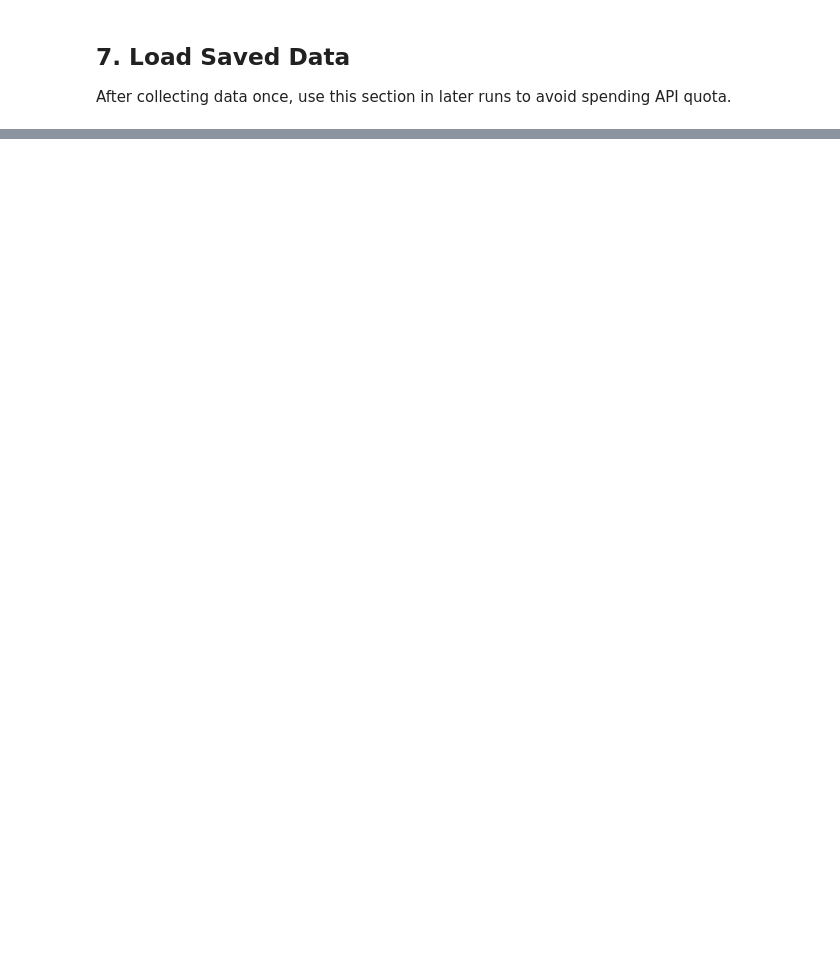
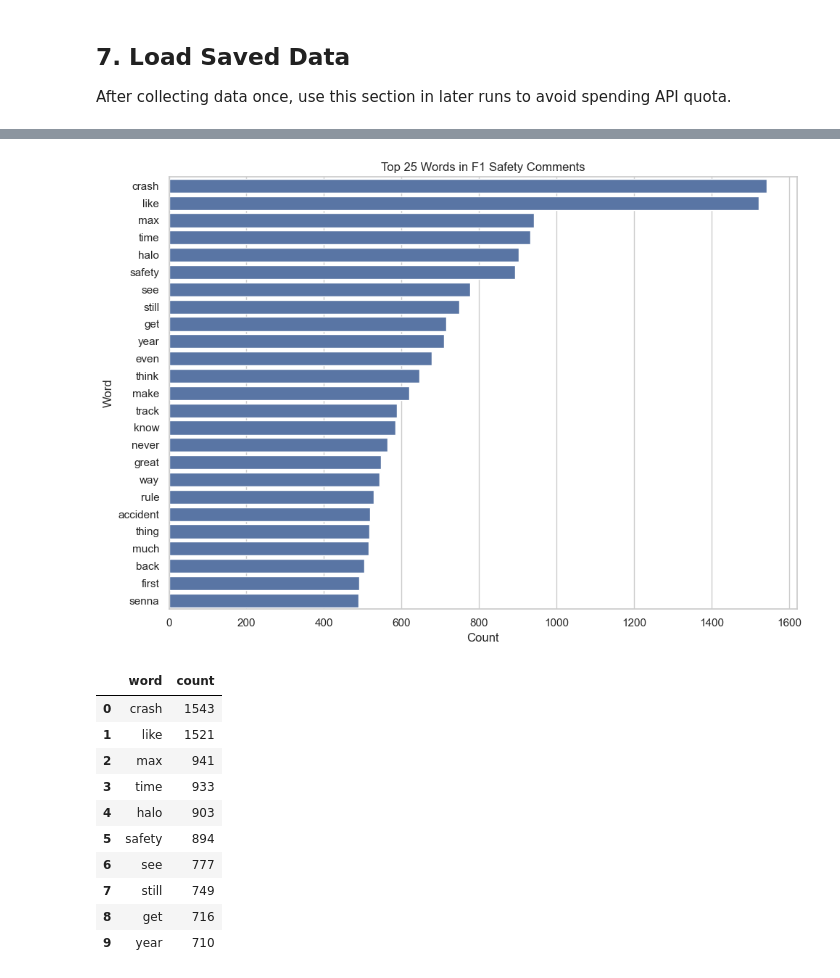
Before and after one commit to davinsn/SMNA_A2, a Jupyter notebook: SMNA_A2_Group_67.ipynb, the cells around one changed output, grey strips where cells are left out. Cells and saved outputs as stored; diff of their text form; code cells hidden in the pictures; blank space fills up the shorter version.

Commit message:
implemented more features and started sentiment analysis. will improve on preprocessing parts soon

```diff
--- a/SMNA_A2_Group_67.ipynb
+++ b/SMNA_A2_Group_67.ipynb
@@ -297,0 +475,27 @@ print(comments_df.shape)
+# %%
+# Top words after preprocessing
+all_tokens = [tok for toks in df[TOKEN_COL] for tok in toks]
+top_words = pd.DataFrame(Counter(all_tokens).most_common(25), columns=["word", "count"])
+
+plt.figure(figsize=(10, 7))
+sns.barplot(data=top_words, y="word", x="count")
+plt.title("Top 25 Words in F1 Safety Comments")
+plt.xlabel("Count")
+plt.ylabel("Word")
+plt.tight_layout()
+plt.show()
+
+top_words.head(10)
+# %% [output]
+[figure, added]
+|  | word | count |
+| 0 | crash | 1543 |
+| 1 | like | 1521 |
+| 2 | max | 941 |
+| 3 | time | 933 |
+| 4 | halo | 903 |
+| 5 | safety | 894 |
+| 6 | see | 777 |
+| 7 | still | 749 |
+| 8 | get | 716 |
+| 9 | year | 710 |
```
Also changed, not shown: parts of 21 cells of this notebook.
